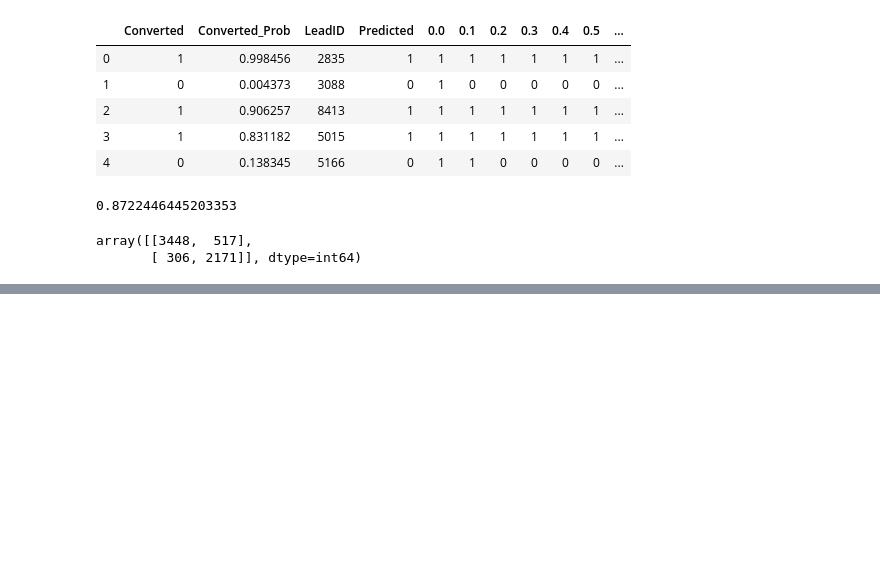
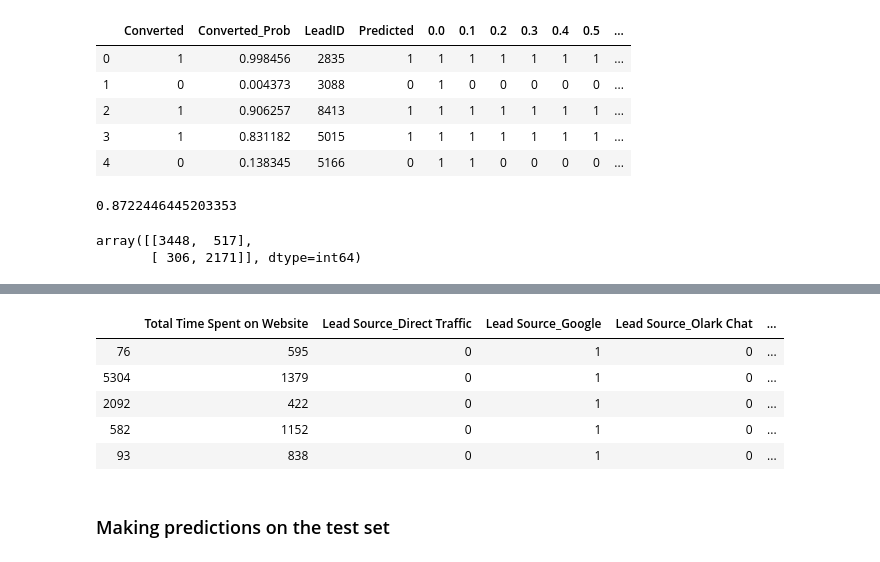
Before and after one commit to singh-manvinder/lead_scoring, a Jupyter notebook: solution.ipynb, the cells around one changed output, grey strips where cells are left out. Cells and saved outputs as stored; diff of their text form; code cells hidden in the pictures; blank space fills up the shorter version.

```diff
--- a/solution.ipynb
+++ b/solution.ipynb
@@ -934,0 +1029,10 @@ TP / float(TP+FN)
+# %%
+X_test = X_test[col]
+X_test.head()
+# %% [output]
+|  | Total Time Spent on Website | Lead Source_Direct Traffic | Lead Source_Google | Lead Source_Olark Chat | ... |
+| 76 | 595 | 0 | 1 | 0 | ... |
+| 5304 | 1379 | 0 | 1 | 0 | ... |
+| 2092 | 422 | 0 | 1 | 0 | ... |
+| 582 | 1152 | 0 | 1 | 0 | ... |
+| 93 | 838 | 0 | 1 | 0 | ... |
@@ -934,0 +1041,2 @@ TP / float(TP+FN)
+# %% [markdown]
+### Making predictions on the test set
```
Also changed, not shown: parts of 43 cells of this notebook.
